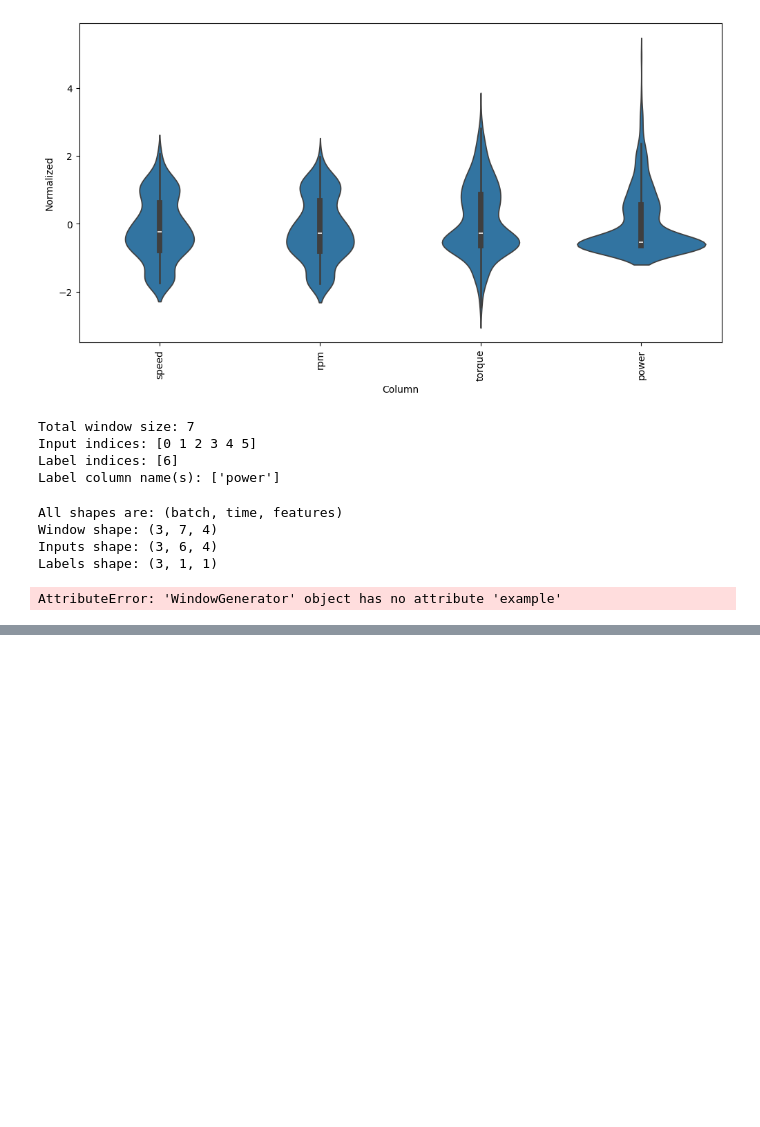
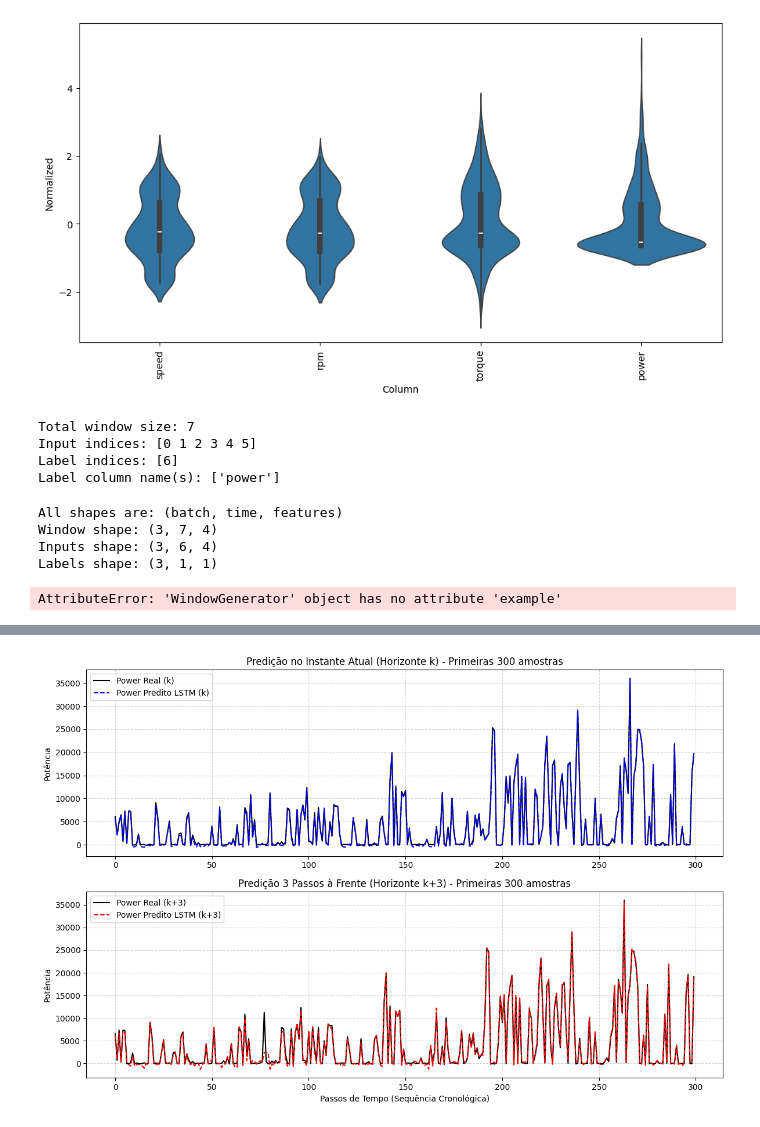
Before and after one commit to cduartes0203/ControlApplications, a Jupyter notebook: Test_PredictionR2.ipynb, the cells around one changed output, grey strips where cells are left out. Cells and saved outputs as stored; diff of their text form; code cells hidden in the pictures; blank space fills up the shorter version.

```diff
--- a/Test_PredictionR2.ipynb
+++ b/Test_PredictionR2.ipynb
@@ -175,0 +300,26 @@ AttributeError: 'WindowGenerator' object has no attribute 'example'
+# %%
+# Criando a figura para comparação dos horizontes
+fig, (ax1, ax2) = plt.subplots(2, 1, figsize=(12, 8))
+
+# Subplot 1: Predição no Instante Atual (k) - Geralmente mais precisa
+ax1.plot(y_real_k[:300], label='Power Real (k)', color='black', linewidth=1.5)
+ax1.plot(y_pred_k[:300], label='Power Predito LSTM (k)', color='blue', linestyle='--', linewidth=1.5)
+ax1.set_title('Predição no Instante Atual (Horizonte k) - Primeiras 300 amostras')
+ax1.set_ylabel('Potência')
+ax1.legend(frameon=True)
+ax1.grid(True, linestyle='--', alpha=0.5)
+
+# Subplot 2: Predição 3 Passos à Frente (k+3) - Onde o erro tende a acumular
+ax1.set_xlabel('') # Remove o label superior
+ax2.plot(y_real_k3[:300], label='Power Real (k+3)', color='black', linewidth=1.5)
+ax2.plot(y_pred_k3[:300], label='Power Predito LSTM (k+3)', color='red', linestyle='--', linewidth=1.5)
+ax2.set_title('Predição 3 Passos à Frente (Horizonte k+3) - Primeiras 300 amostras')
+ax2.set_xlabel('Passos de Tempo (Sequência Cronológica)')
+ax2.set_ylabel('Potência')
+ax2.legend(frameon=True)
+ax2.grid(True, linestyle='--', alpha=0.5)
+
+plt.tight_layout()
+plt.show()
+# %% [output]
+[figure, added]
```
Also changed, not shown: parts of 1 cell of this notebook, 35 other files.
